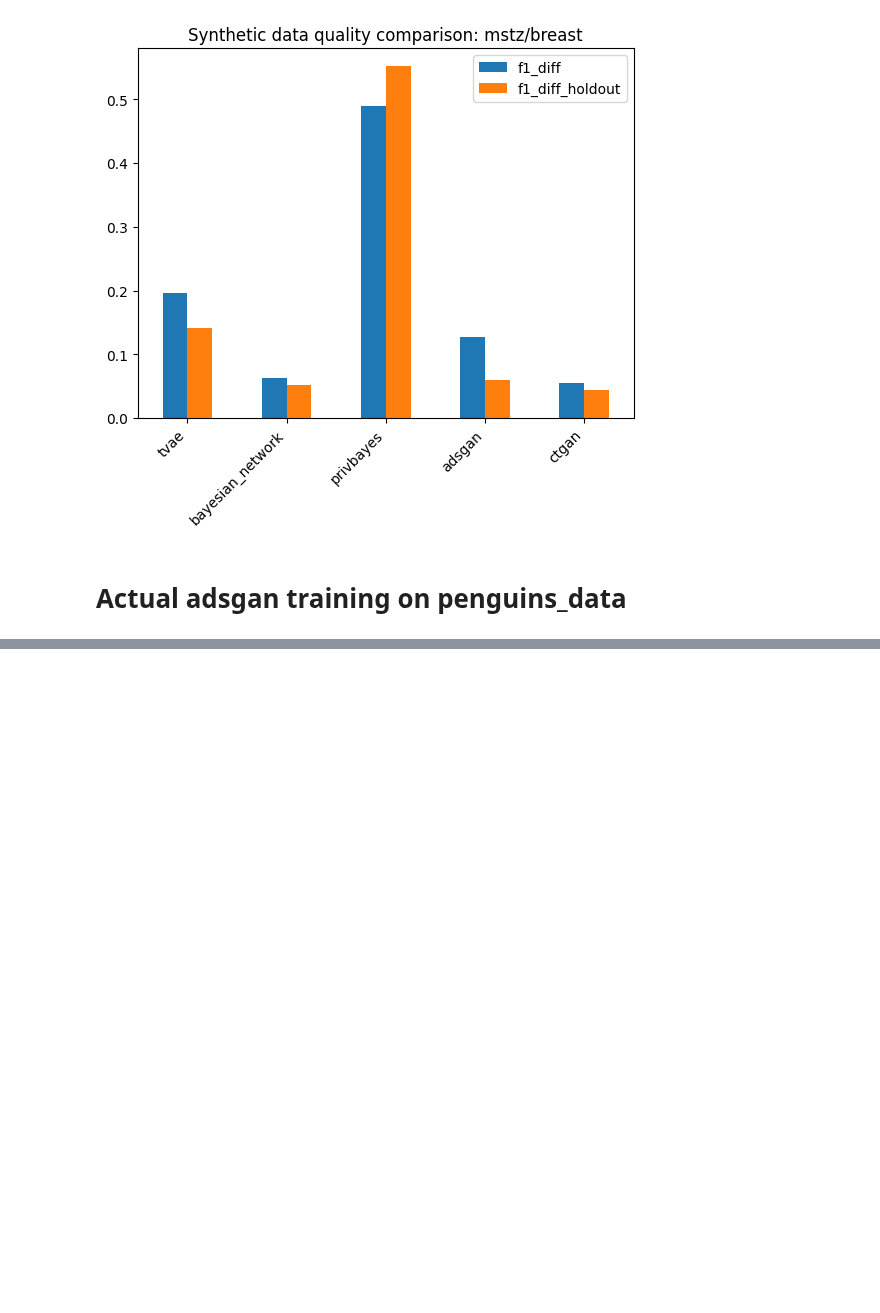
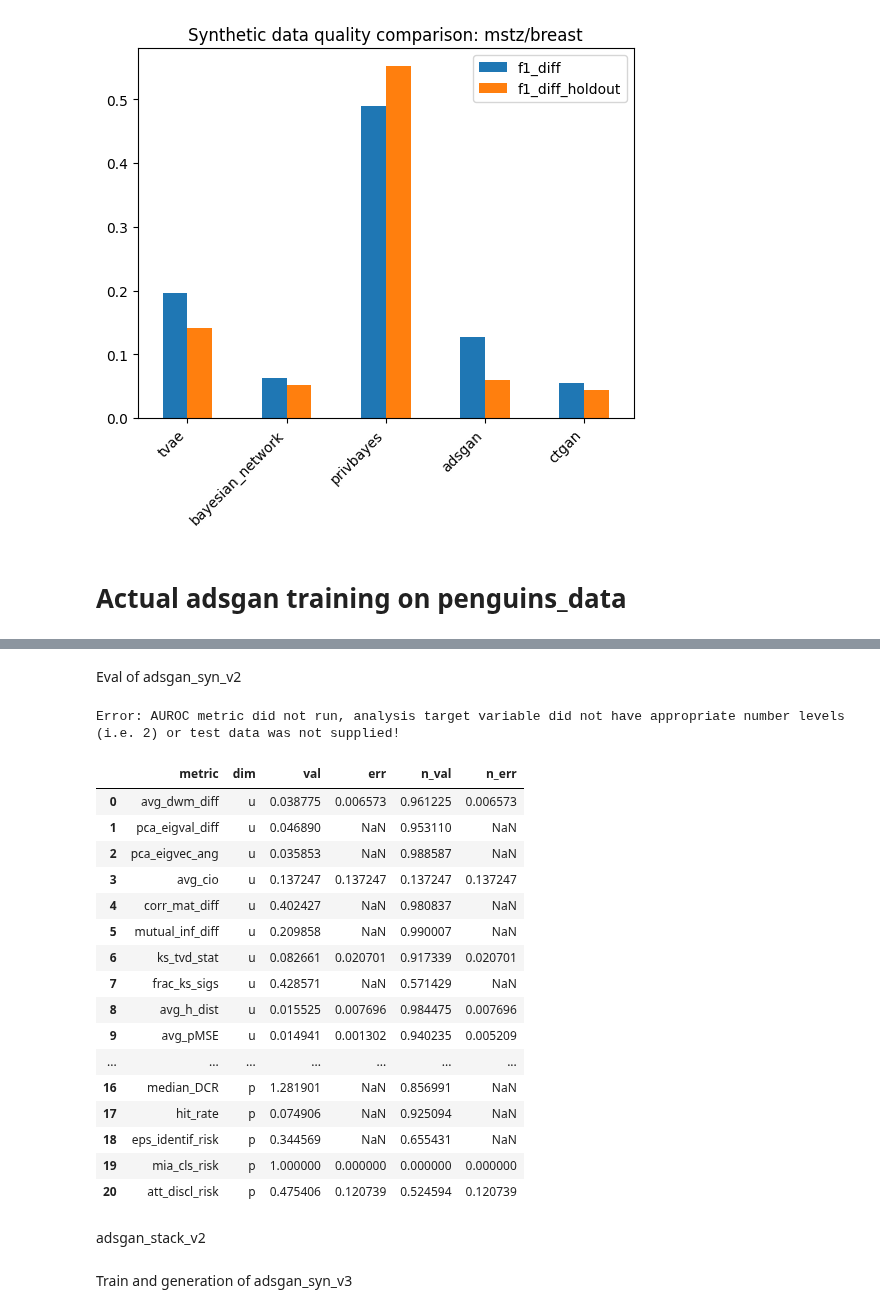
Before and after one commit to LucasBrynk/synthe_size_me, a Jupyter notebook: penguins_adsgan_syn.ipynb, the cells around one changed output, grey strips where cells are left out. Saved outputs shown, nothing was run; the diff lists cells and outputs as text; code cells hidden in the pictures; blank space fills up the shorter version.

```diff
--- a/penguins_adsgan_syn.ipynb
+++ b/penguins_adsgan_syn.ipynb
@@ -108,0 +181,22 @@ plt.show()
+# %%
+# Concatenate real and synthetic data
+adsgan_stack = pd.concat([penguins_real, penguin_adsgan_syn_v1])
+
+# Save to csv
+adsgan_stack.to_csv("penguin_adsgan_stack_v1.csv", index=False)
+
+# Read stack
+penguin_adsgan_stack_v1 = pd.read_csv("penguin_adsgan_stack_v1.csv")
+
+# Split the stack
+p_train, p_test = train_test_split(penguin_adsgan_stack_v1, train_size=0.8, random_state=42)
+
+# Save to csv
+p_train.to_csv("penguin_adsgan_stack_v1_train.csv", index=False)
+p_test.to_csv("penguin_adsgan_stack_v1_test.csv", index=False)
+
+# Read train and test
+penguin_adsgan_stack_v1_train = pd.read_csv("penguin_adsgan_stack_v1_train.csv")
+penguin_adsgan_stack_v1_test = pd.read_csv("penguin_adsgan_stack_v1_test.csv")
+
+gen_count = penguin_adsgan_stack_v1.shape[0]
@@ -108,0 +227,34 @@ plt.show()
+# %% [markdown]
+Eval of adsgan_syn_v2
+# %%
+# Read synthetic data
+penguin_adsgan_syn_v2 = pd.read_csv("penguin_adsgan_syn_v2.csv").round(1)
+
+# Remove first col
+penguin_adsgan_syn_v2 = penguin_adsgan_syn_v2.iloc[:, 1:]
+
+# Evaluate
+S = SynthEval(penguin_adsgan_stack_v1_train, holdout_dataframe=penguin_adsgan_stack_v1_test, verbose=0)
+res_stack_v1 = S.evaluate(penguin_adsgan_syn_v2, target, "full_eval")
+res_stack_v1
+# %% [output]
+Error: AUROC metric did not run, analysis target variable did not have appropriate number levels (i.e. 2) or test data was not supplied!
+|  | metric | dim | val | err | n_val | n_err |
+| 0 | avg_dwm_diff | u | 0.038775 | 0.006573 | 0.961225 | 0.006573 |
+| 1 | pca_eigval_diff | u | 0.046890 | NaN | 0.953110 | NaN |
+| 2 | pca_eigvec_ang | u | 0.035853 | NaN | 0.988587 | NaN |
+| 3 | avg_cio | u | 0.137247 | 0.137247 | 0.137247 | 0.137247 |
+| 4 | corr_mat_diff | u | 0.402427 | NaN | 0.980837 | NaN |
+| 5 | mutual_inf_diff | u | 0.209858 | NaN | 0.990007 | NaN |
+| 6 | ks_tvd_stat | u | 0.082661 | 0.020701 | 0.917339 | 0.020701 |
+| 7 | frac_ks_sigs | u | 0.428571 | NaN | 0.571429 | NaN |
+| 8 | avg_h_dist | u | 0.015525 | 0.007696 | 0.984475 | 0.007696 |
+| 9 | avg_pMSE | u | 0.014941 | 0.001302 | 0.940235 | 0.005209 |
+| ... | ... | ... | ... | ... | ... | ... |
+| 16 | median_DCR | p | 1.281901 | NaN | 0.856991 | NaN |
+| 17 | hit_rate | p | 0.074906 | NaN | 0.925094 | NaN |
+| 18 | eps_identif_risk | p | 0.344569 | NaN | 0.655431 | NaN |
+| 19 | mia_cls_risk | p | 1.000000 | 0.000000 | 0.000000 | 0.000000 |
+| 20 | att_discl_risk | p | 0.475406 | 0.120739 | 0.524594 | 0.120739 |
+# %% [markdown]
+adsgan_stack_v2
@@ -108,0 +283,2 @@ plt.show()
+# %% [markdown]
+Train and generation of adsgan_syn_v3
```
Also changed, not shown: parts of 34 cells of this notebook.
